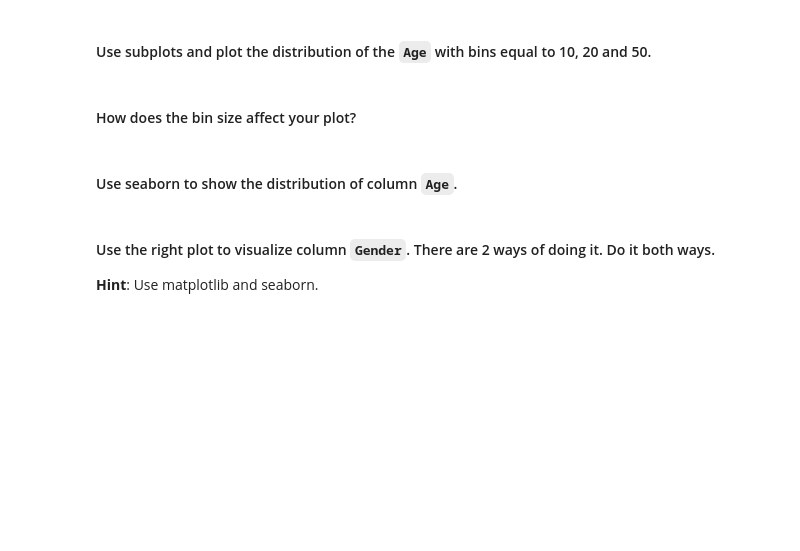
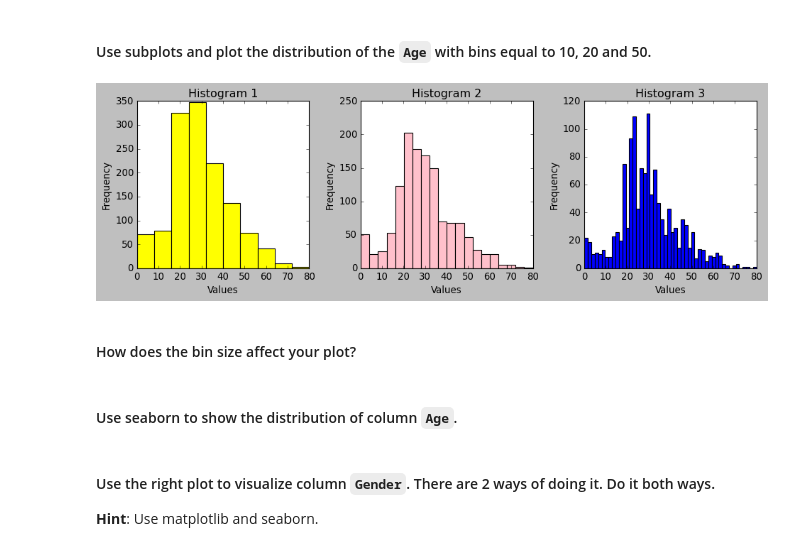
Before and after one commit to Kristinawk/dataptmad0924_labs, a Jupyter notebook: module-2/matplotlib-seaborn/your-code/main.ipynb, the cells around one changed output. Drawn from its saved outputs; the diff is of its cells as text; code cells hidden in the pictures; blank space fills up the shorter version.

```diff
--- a/module-2/matplotlib-seaborn/your-code/main.ipynb
+++ b/module-2/matplotlib-seaborn/your-code/main.ipynb
@@ -329,2 +376,29 @@ titanic.select_dtypes(include=['object'])
+# %%
+# your code here
+
+fig, axes = plt.subplots(nrows=1, ncols=3, figsize=(12, 4))
+
+axes[0].hist(titanic['Age'], bins=10, color='Yellow', edgecolor='black')
+axes[0].set_title('Histogram 1')
+
+axes[1].hist(titanic['Age'], bins=20, color='Pink', edgecolor='black')
+axes[1].set_title('Histogram 2')
+
+axes[2].hist(titanic['Age'], bins=50, color='Blue', edgecolor='black')
+axes[2].set_title('Histogram 3')
+
+# Adding labels and title
+for ax in axes:
+    ax.set_xlabel('Values')
+    ax.set_ylabel('Frequency')
+    #ax.set_ylim(top=300)
+
+# Adjusting layout for better spacing
+plt.tight_layout()
+
+# Display the figure
+plt.show()
+# %% [output]
+[figure, added]
 # %% [markdown]
 #### How does the bin size affect your plot?
```
Also changed, not shown: parts of 27 cells of this notebook, 2 other files.
